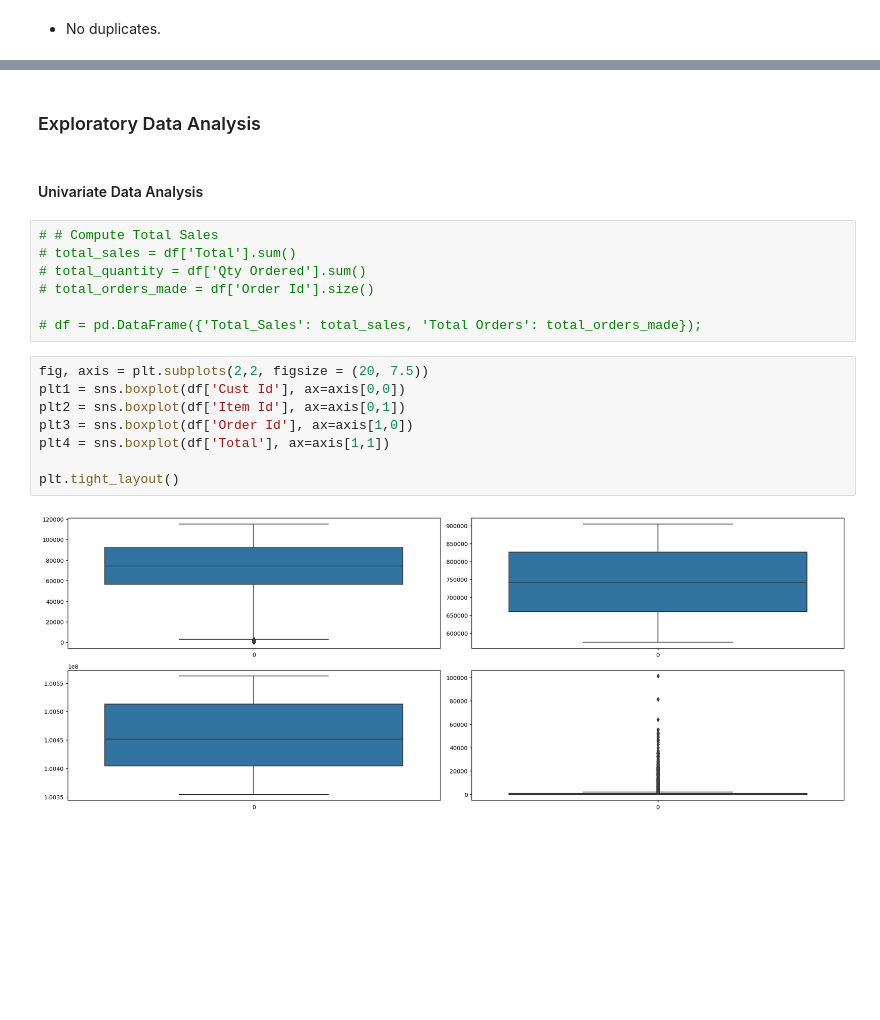
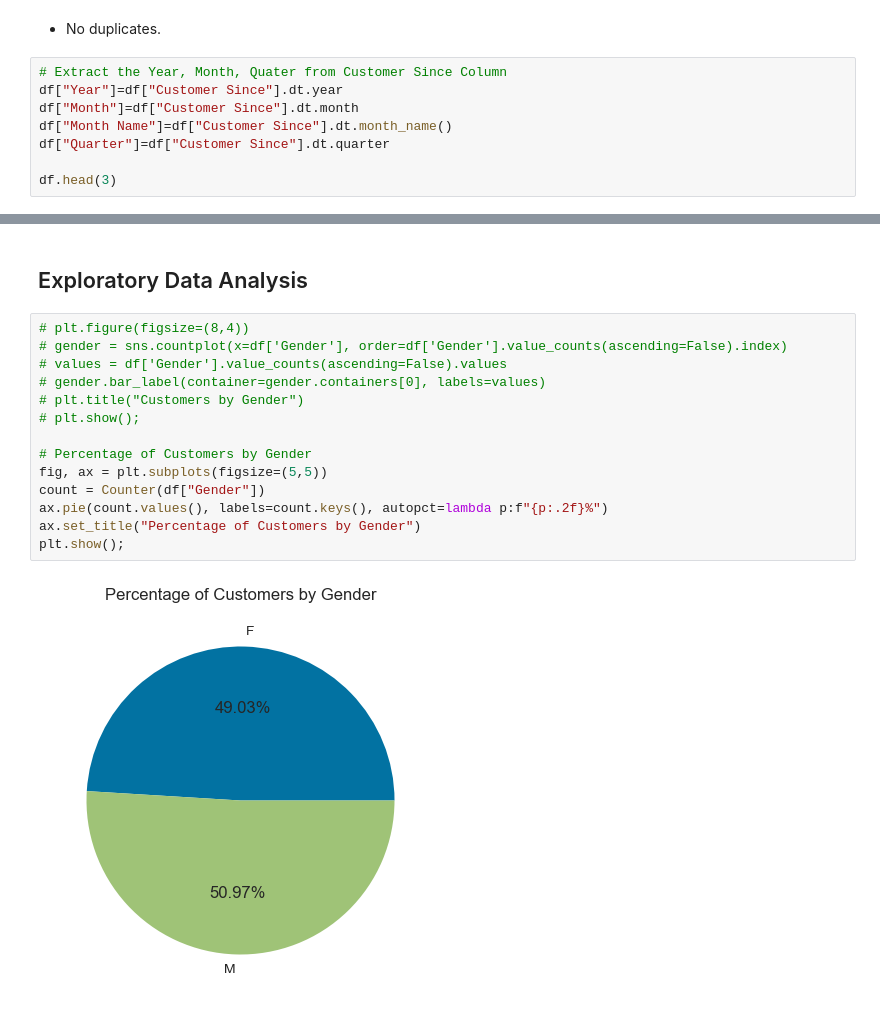
Before and after one commit to chemutai254/ML_Projects, a Jupyter notebook: Internship/Sterling_Customer_Segmentation.ipynb, the cells around one changed output, grey strips where cells are left out. Saved outputs shown, nothing was run; the diff lists cells and outputs as text; blank space fills up the shorter version.

```diff
--- a/Internship/Sterling_Customer_Segmentation.ipynb
+++ b/Internship/Sterling_Customer_Segmentation.ipynb
@@ -157,3 +176,11 @@ dup
 0
 # %% [markdown]
 - No duplicates.
+# %%
+# Extract the Year, Month, Quater from Customer Since Column
+df["Year"]=df["Customer Since"].dt.year
+df["Month"]=df["Customer Since"].dt.month
+df["Month Name"]=df["Customer Since"].dt.month_name()
+df["Quarter"]=df["Customer Since"].dt.quarter
+
+df.head(3)
@@ -160,21 +193,18 @@ dup
 # %% [markdown]
-### Exploratory Data  Analysis
+## Exploratory Data  Analysis
-# %% [markdown]
-#### Univariate Data Analysis
-# %%
-# # Compute Total Sales
-# total_sales = df['Total'].sum()
-# total_quantity = df['Qty Ordered'].sum()
-# total_orders_made = df['Order Id'].size()
-
-# df = pd.DataFrame({'Total_Sales': total_sales, 'Total Orders': total_orders_made});
-# %%
-fig, axis = plt.subplots(2,2, figsize = (20, 7.5))
-plt1 = sns.boxplot(df['Cust Id'], ax=axis[0,0])
-plt2 = sns.boxplot(df['Item Id'], ax=axis[0,1])
-plt3 = sns.boxplot(df['Order Id'], ax=axis[1,0])
-plt4 = sns.boxplot(df['Total'], ax=axis[1,1])
-
-plt.tight_layout()
-# %% [output]
-[figure, removed]
+# %%
+# plt.figure(figsize=(8,4))
+# gender = sns.countplot(x=df['Gender'], order=df['Gender'].value_counts(ascending=False).index)
+# values = df['Gender'].value_counts(ascending=False).values
+# gender.bar_label(container=gender.containers[0], labels=values)
+# plt.title("Customers by Gender")
+# plt.show();
+
+# Percentage of Customers by Gender
+fig, ax = plt.subplots(figsize=(5,5))
+count = Counter(df["Gender"])
+ax.pie(count.values(), labels=count.keys(), autopct=lambda p:f"{p:.2f}%")
+ax.set_title("Percentage of Customers by Gender")
+plt.show();
+# %% [output]
+[figure, added]
```
Also changed, not shown: parts of 34 cells of this notebook.
